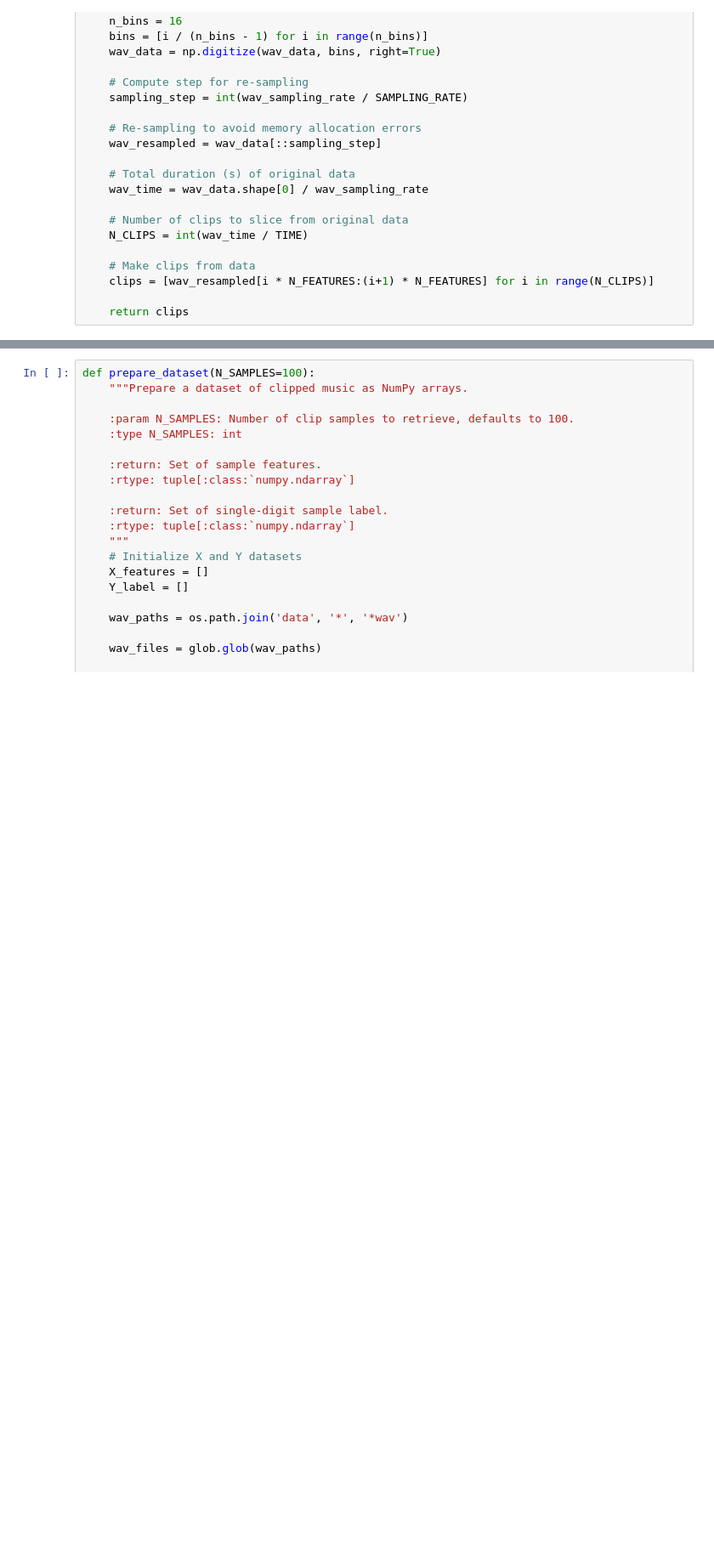
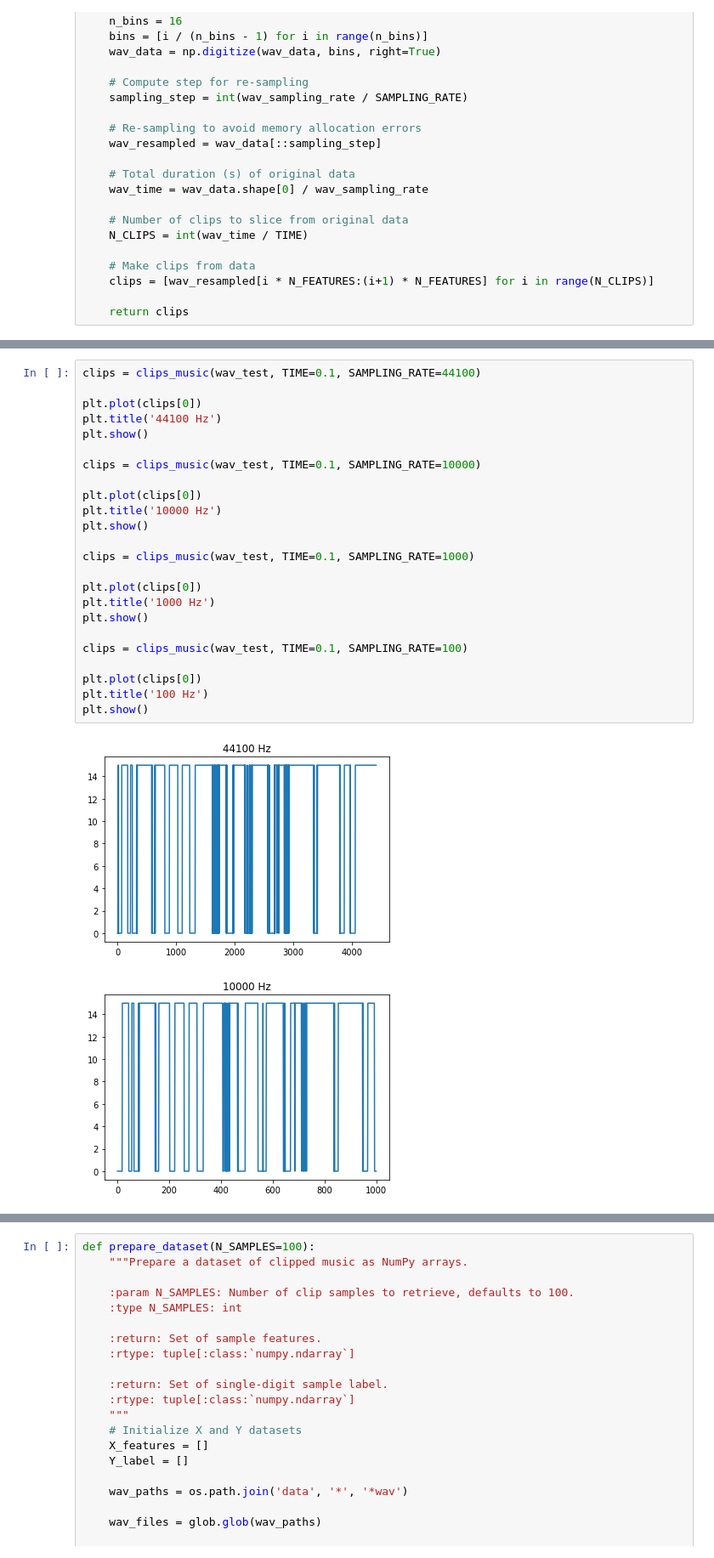
Before and after one commit to Synthaze/EpyNN, a Jupyter notebook: nnlive/author_music/prepare_dataset.ipynb, the cells around one changed output, grey strips where cells are left out. Shown at 85% size. Drawn from its saved outputs; the diff is of its cells as text; blank space fills up the shorter version.

```diff
--- a/nnlive/author_music/prepare_dataset.ipynb
+++ b/nnlive/author_music/prepare_dataset.ipynb
@@ -111,0 +166,27 @@ def clips_music(wav_file, TIME=1, SAMPLING_RATE=10000):
+# %%
+clips = clips_music(wav_test, TIME=0.1, SAMPLING_RATE=44100)
+
+plt.plot(clips[0])
+plt.title('44100 Hz')
+plt.show()
+
+clips = clips_music(wav_test, TIME=0.1, SAMPLING_RATE=10000)
+
+plt.plot(clips[0])
+plt.title('10000 Hz')
+plt.show()
+
+clips = clips_music(wav_test, TIME=0.1, SAMPLING_RATE=1000)
+
+plt.plot(clips[0])
+plt.title('1000 Hz')
+plt.show()
+
+clips = clips_music(wav_test, TIME=0.1, SAMPLING_RATE=100)
+
+plt.plot(clips[0])
+plt.title('100 Hz')
+plt.show()
+# %% [output]
+[figure, added]
+[figure, added]
```
Also changed, not shown: parts of 23 cells of this notebook, 5 other files.
